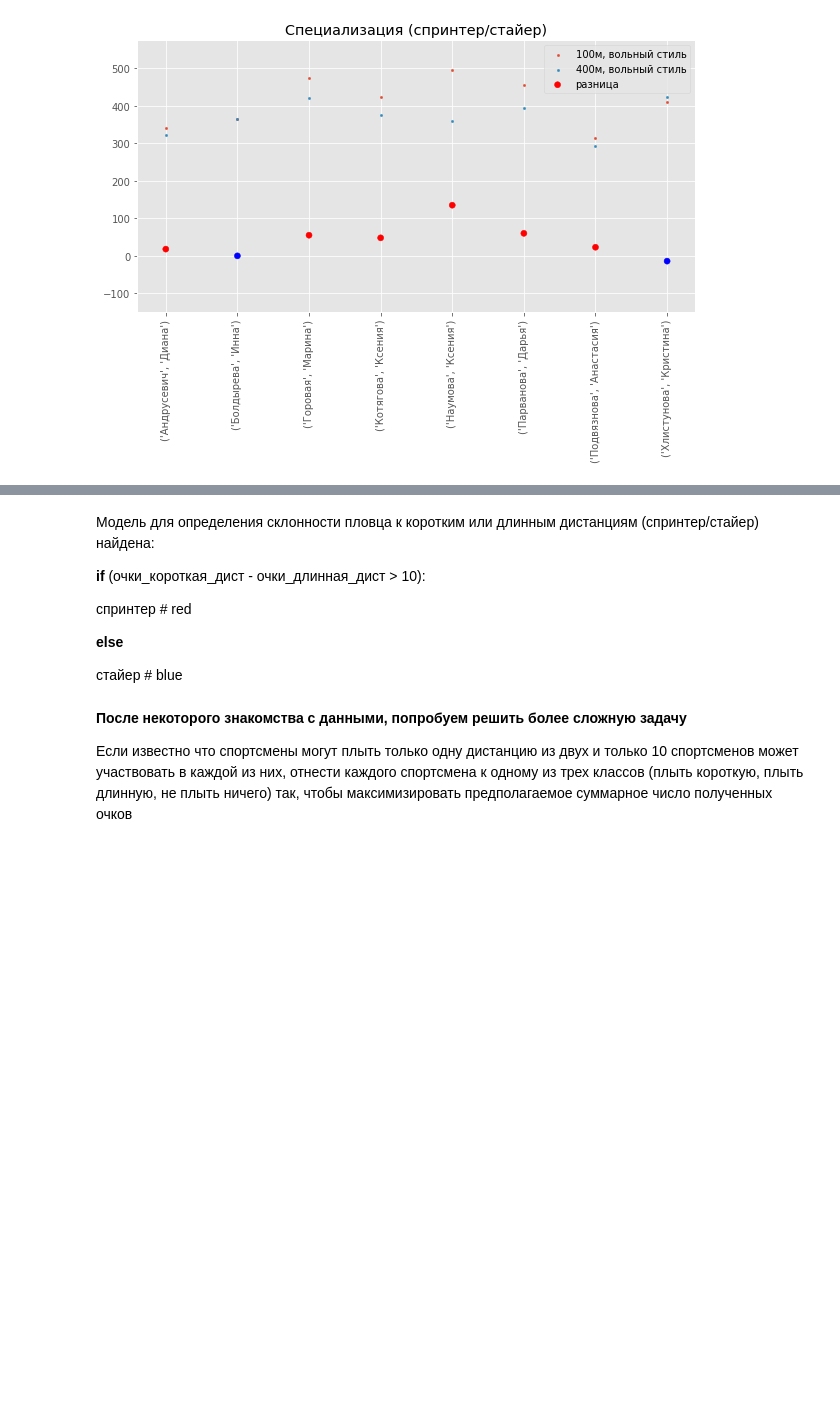
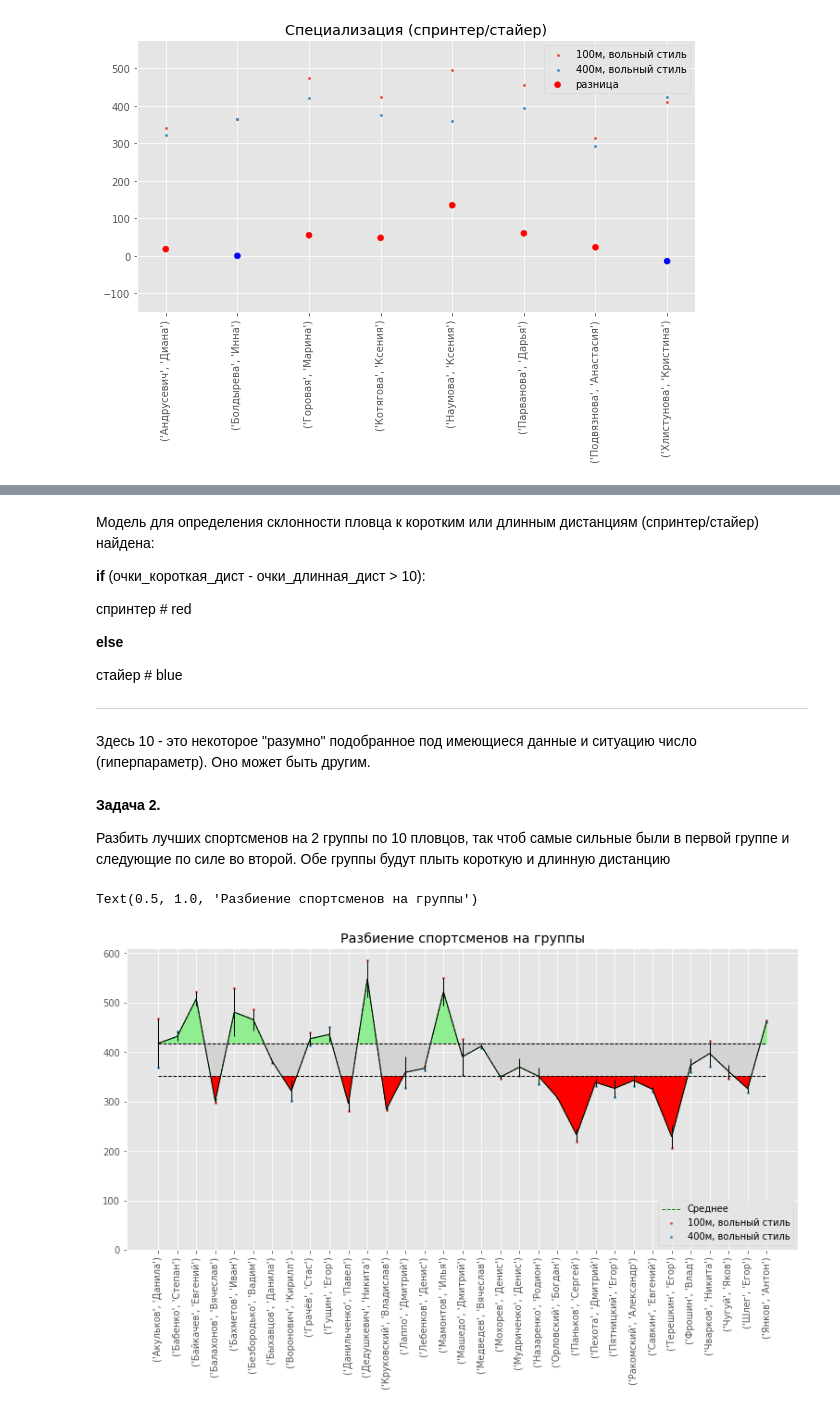
Before and after one commit to timoti1/T-SQL, a Jupyter notebook: Data Analysis/03_classification.ipynb, the cells around one changed output, grey strips where cells are left out. Cells and saved outputs as stored; diff of their text form; code cells hidden in the pictures; blank space fills up the shorter version.

```diff
--- a/Data Analysis/03_classification.ipynb
+++ b/Data Analysis/03_classification.ipynb
@@ -201,7 +292,47 @@ plt.show()
 **else**
 
    стайер  # blue
+
+
+---
+
+
+ Здесь 10 - это некоторое "разумно" подобранное под имеющиеся данные и ситуацию число (гиперпараметр). Оно может быть другим.
-# %% [markdown]
-**После некоторого знакомства с данными, попробуем решить более сложную задачу**
-
-Если известно что спортсмены могут плыть только одну дистанцию из двух и только 10 спортсменов может участвовать в каждой из них, отнести каждого спортсмена к одному из трех классов (плыть короткую, плыть длинную, не плыть ничего) так, чтобы максимизировать предполагаемое суммарное число полученных очков
+# %% [markdown]
+**Задача 2.**
+
+Разбить лучших спортсменов на 2 группы по 10 пловцов, так чтоб самые сильные были в первой группе и следующие по силе во второй.
+Обе группы будут плыть короткую и длинную дистанцию
+# %%
+# Добавим новую переменную "среднее число очков"
+
+Y4 = numpy.array([(Y1.iloc[i] + Y2.iloc[i])/2 for i in range(len(Y1))])
+
+plt.figure(figsize=(13,6))
+plt.scatter(X, Y1, s=5, label='100м, вольный стиль')
+plt.scatter(X, Y2, s=5, label='400м, вольный стиль')
+plt.plot(X, Y4, color='green', linestyle='--', linewidth=1, label='Среднее')
+plt.errorbar(X, Y4, yerr=Y4-Y1, linewidth=1, color="black")
+
+df3 = pd.DataFrame(zip(X,Y4), columns=['athlete', 'avg_points'])
+df3 = df3.sort_values(by=['avg_points'], ascending=False)
+
+best10 = df3['avg_points'].nlargest(10).iloc[-1]
+best20 = df3['avg_points'].nlargest(20).iloc[-1]
+
+plt.hlines(y=best10, xmin=X[0], xmax=X[-1], linewidth=1, linestyles='--', color='black')
+plt.hlines(y=best20, xmin=X[0], xmax=X[-1], linewidth=1, linestyles='--', color='black')
+
+plt.fill_between(X, best10, Y4, where=(Y4 >= best10), interpolate=True, color='lightgreen')
+plt.fill_between(X, best10, Y4, where=(Y4 < best10), interpolate=True, color='lightgray')
+plt.fill_between(X, best20, Y4, where=(Y4 < best20), interpolate=True, color='red')
+
+
+plt.ylim(0, max(Y2)+100)
+plt.xticks(rotation=90)
+plt.legend(loc='lower right')
+plt.title('Разбиение спортсменов на группы')
+# plt.tight_layout()
+# %% [output]
+Text(0.5, 1.0, 'Разбиение спортсменов на группы')
+[figure, added]
```
Also changed, not shown: parts of 33 cells of this notebook.
